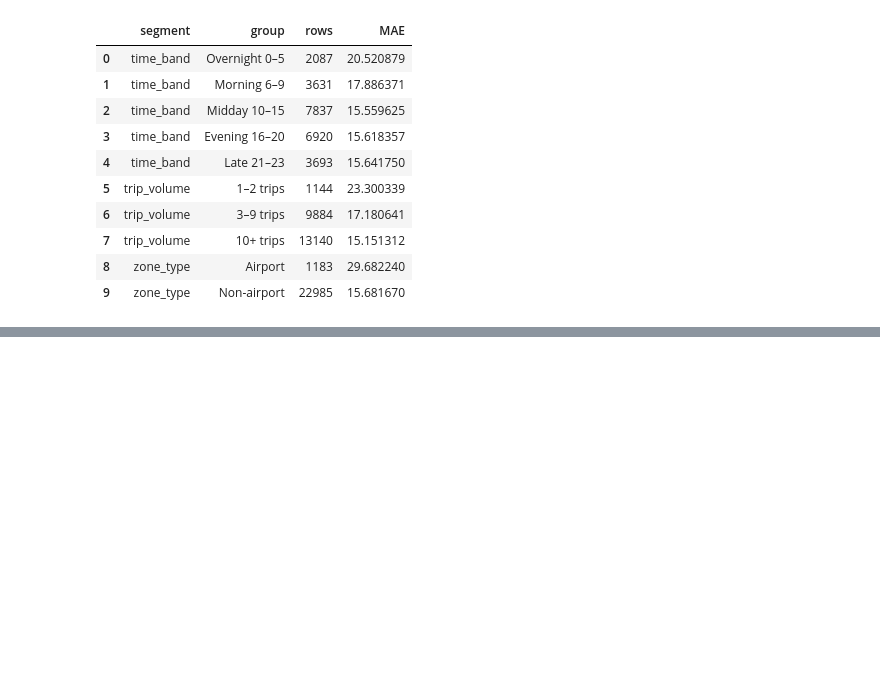
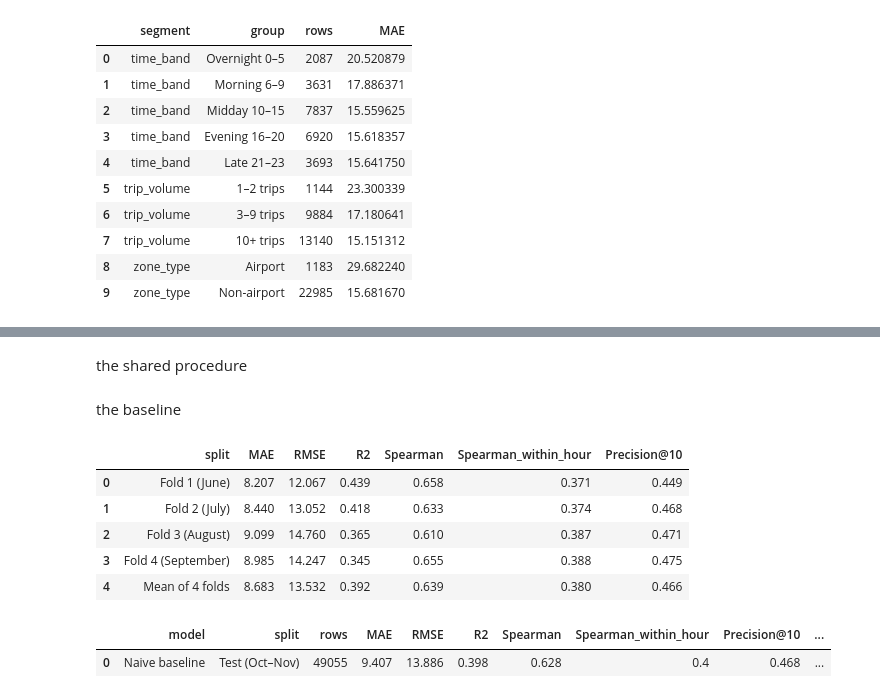
Before and after one commit to VicenteAlfonsoB/nyc-taxi-fleet-optimization, a Jupyter notebook: notebooks/02_fleet_optimization.ipynb, the cells around one changed output, grey strips where cells are left out. Cells and saved outputs as stored; diff of their text form; code cells hidden in the pictures; blank space fills up the shorter version.

Commit message:
Notebook 02: shared model procedure and naive baseline

```diff
--- a/notebooks/02_fleet_optimization.ipynb
+++ b/notebooks/02_fleet_optimization.ipynb
@@ -877,0 +890,2 @@ Perfect vs. random: 100.0% MAE reduction (95% CI 100.0% to 100.0%)
+# %% [markdown]
+the shared procedure
@@ -877,0 +924,25 @@ Perfect vs. random: 100.0% MAE reduction (95% CI 100.0% to 100.0%)
+# %% [markdown]
+the baseline
+# %%
+def baseline_fit_predict(train, other):
+    pred = pd.Series(np.nan, index=other.index)
+    for keys in (["PULocationID", "day_of_week", "hour"], ["PULocationID", "hour"], ["PULocationID"]):
+        medians = train.groupby(keys, observed=True)[TARGET].median().rename("median")
+        pred = pred.fillna(other[keys].join(medians, on=keys)["median"])
+    return pred.fillna(train[TARGET].median()).to_numpy()
+
+name = "Naive baseline"
+cv_tables[name] = cross_validate(baseline_fit_predict, name)
+show_cv(cv_tables[name])
+
+test_result = final_test(baseline_fit_predict, name)
+display(pd.DataFrame([test_result]).round(3))
+# %% [output]
+|  | split | MAE | RMSE | R2 | Spearman | Spearman_within_hour | Precision@10 |
+| 0 | Fold 1 (June) | 8.207 | 12.067 | 0.439 | 0.658 | 0.371 | 0.449 |
+| 1 | Fold 2 (July) | 8.440 | 13.052 | 0.418 | 0.633 | 0.374 | 0.468 |
+| 2 | Fold 3 (August) | 9.099 | 14.760 | 0.365 | 0.610 | 0.387 | 0.471 |
+| 3 | Fold 4 (September) | 8.985 | 14.247 | 0.345 | 0.655 | 0.388 | 0.475 |
+| 4 | Mean of 4 folds | 8.683 | 13.532 | 0.392 | 0.639 | 0.380 | 0.466 |
+|  | model | split | rows | MAE | RMSE | R2 | Spearman | Spearman_within_hour | Precision@10 | ... |
+| 0 | Naive baseline | Test (Oct–Nov) | 49055 | 9.407 | 13.886 | 0.398 | 0.628 | 0.4 | 0.468 | ... |
```
Also changed, not shown: parts of 2 cells of this notebook.
